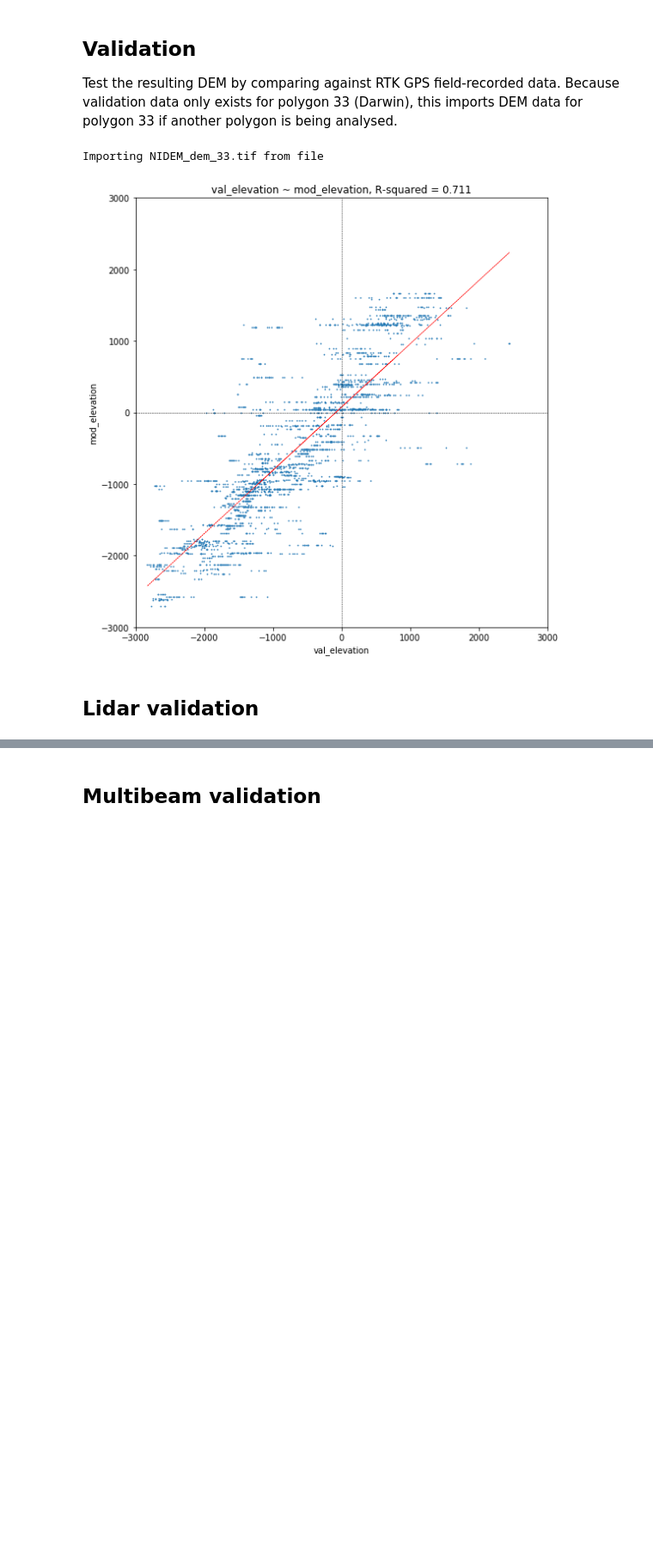
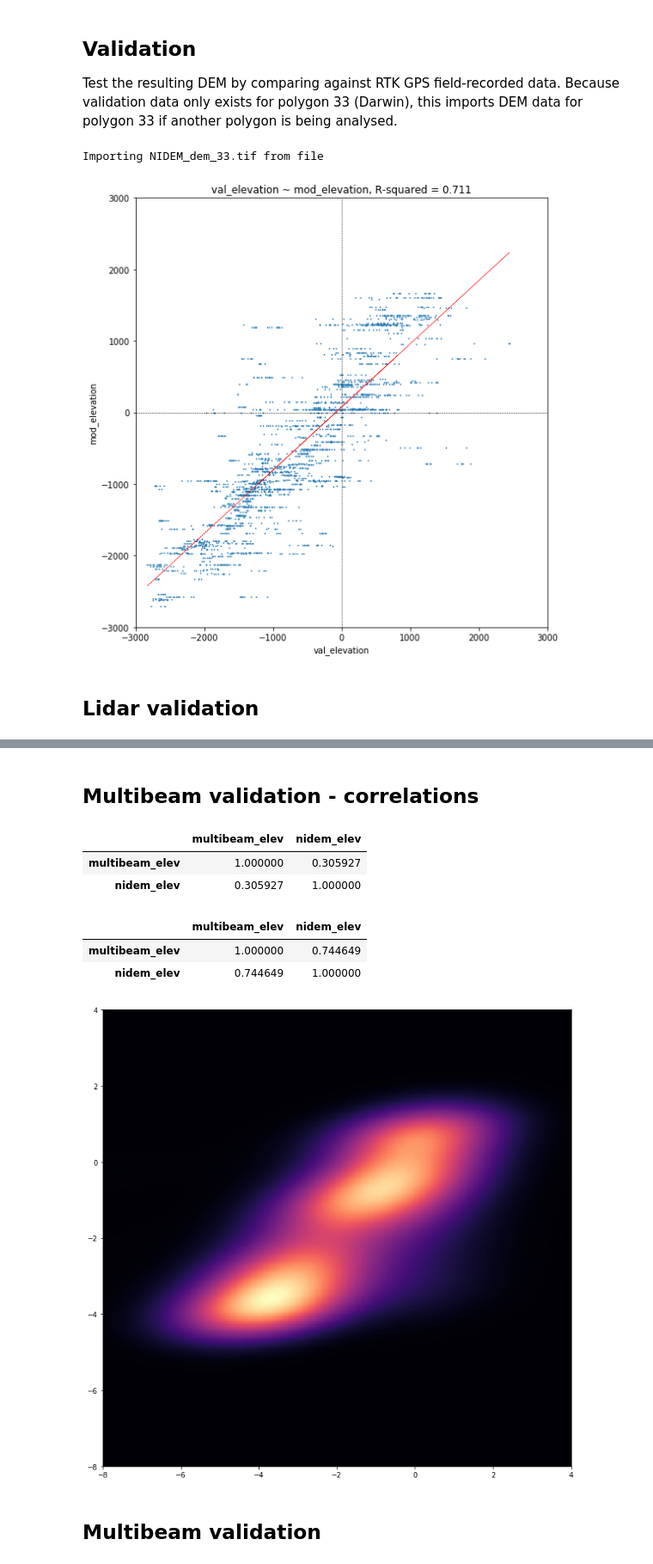
Before and after one commit to robbibt/nidem_visualisations, a Jupyter notebook: IntertidalDEM.ipynb, the cells around one changed output, grey strips where cells are left out. Shown: that part at 86% size. Drawn from its saved outputs; the diff is of its cells as text; code cells hidden in the pictures; blank space fills up the shorter version.

```diff
--- a/IntertidalDEM.ipynb
+++ b/IntertidalDEM.ipynb
@@ -469,3 +507,51 @@ Importing NIDEM_dem_33.tif from file
+# %% [markdown]
+## Multibeam validation - correlations
+# %%
+multibeam_paths = glob.glob("/g/data/r78/rt1527/nidem/raw_data/validation/WAMSI_KimberlyReefs/*.tif")
+
+# Merge NIDEM polygons with gdal_merge
+os.system('gdal_merge.py -n 0 -a_nodata 0 -o /g/data/r78/rt1527/nidem/nidem_merged.tif ' \
+          '/g/data/r78/rt1527/nidem/output_data/dem/NIDEM_dem_78.tif ' \
+          '/g/data/r78/rt1527/nidem/output_data/dem/NIDEM_dem_139.tif ' \
+          '/g/data/r78/rt1527/nidem/output_data/dem/NIDEM_dem_152.tif')
+
+# Merge multibeam datasets with gdal_merge
+os.system('gdal_merge.py -n -9999 -a_nodata -9999 -o ' \
+          '/g/data/r78/rt1527/nidem/multibeam_merged.tif {}'.format(' '.join(multibeam_paths)))
+
+# Reproject merged multibeam raster into dims/extent/proj of merged NIDEM raster
+reproject_to_template(input_raster='/g/data/r78/rt1527/nidem/multibeam_merged.tif',
+                      template_raster='/g/data/r78/rt1527/nidem/nidem_merged.tif',
+                      output_raster='/g/data/r78/rt1527/nidem/multibeam_reproj.tif')
+
+# Import merged multibeam array
+multibeam_ds = gdal.Open('/g/data/r78/rt1527/nidem/multibeam_reproj.tif')
+multibeam_array = multibeam_ds.GetRasterBand(1).ReadAsArray()
+multibeam_array[multibeam_array == 0] = np.nan
+
+# Import merged NIDEM array
+nidem_ds = gdal.Open('/g/data/r78/rt1527/nidem/nidem_merged.tif')
+nidem_array = nidem_ds.GetRasterBand(1).ReadAsArray()
+nidem_array[nidem_array == 0] = np.nan
+
+# Combine, plot and correlations
+test_df = pd.DataFrame({'multibeam_elev': multibeam_array.flatten(),
+                        'nidem_elev': nidem_array.flatten() / 1000.0}).dropna()
+display(test_df.corr(method='pearson'))
+display(test_df.corr(method='spearman'))
+
+# Plot KDE heatmap
+plot_kde(x_vals=test_df["multibeam_elev"],
+         y_vals=test_df["nidem_elev"],
+         x_lims=(-8, 4), y_lims=(-8, 4), power=1.0)
+# %% [output]
+|  | multibeam_elev | nidem_elev |
+| multibeam_elev | 1.000000 | 0.305927 |
+| nidem_elev | 0.305927 | 1.000000 |
+|  | multibeam_elev | nidem_elev |
+| multibeam_elev | 1.000000 | 0.744649 |
+| nidem_elev | 0.744649 | 1.000000 |
+[figure, added]
 # %% [markdown]
 ## Multibeam validation
 # %%
```
Also changed, not shown: parts of 3 cells of this notebook.
